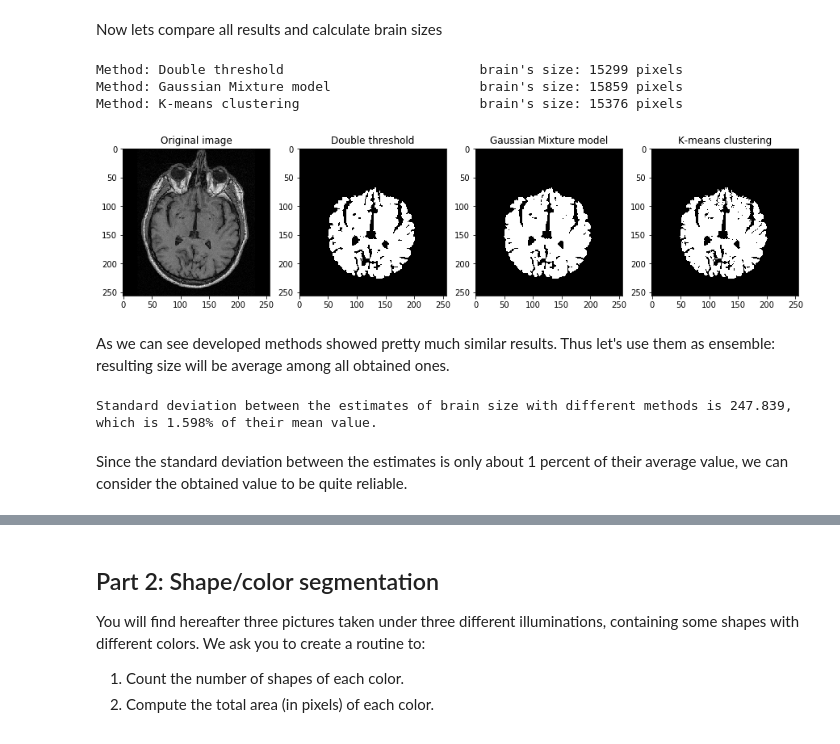
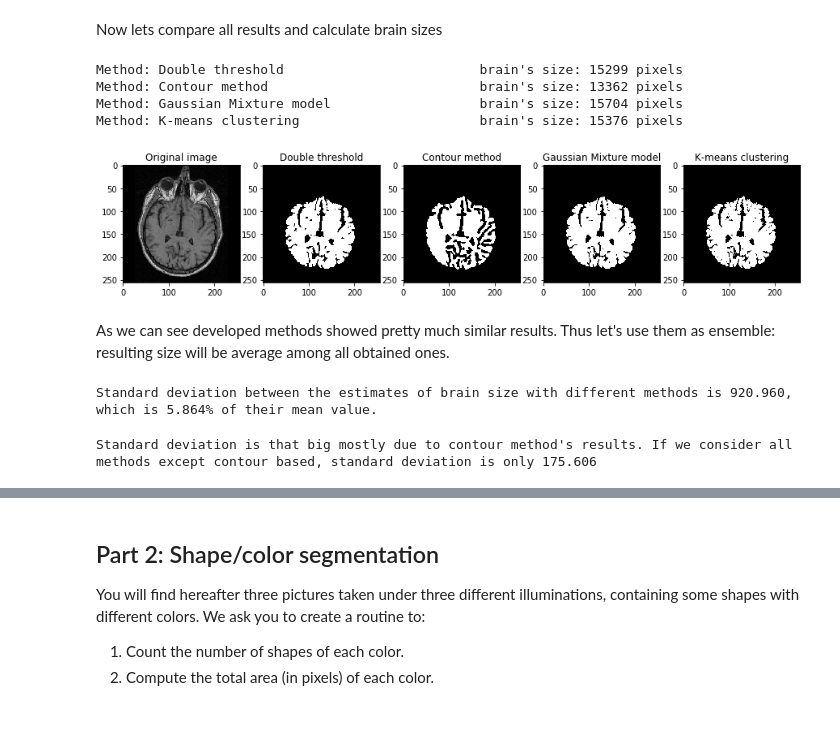
Before and after one commit to oganesManasian/Image-analysis-and-pattern-recognition, a Jupyter notebook: labs/lab_01_segmentation.ipynb, the cells around one changed output, grey strips where cells are left out. Drawn from its saved outputs; the diff is of its cells as text; code cells hidden in the pictures.

```diff
--- a/labs/lab_01_segmentation.ipynb
+++ b/labs/lab_01_segmentation.ipynb
@@ -404,27 +399,0 @@ First, we try the active contour method given by scikit-image, which returns an
-# %%
-def area(polygon):
-    x, y = tuple(list(zip(*polygon)))
-    return len(skimage.draw.polygon(x, y)[0])
-
-s = np.linspace(0, 2*np.pi, 400)
-r = 150 + 85*np.sin(s)
-c = 128 + 85*np.cos(s)
-init = np.array([r, c]).T
-
-snake = active_contour(median(brain_im, disk(2)),
-                       init,
-                       alpha=0.5, # Snake length shape parameter. Higher values makes snake contract faster.
-#                        beta=1, # Snake smoothness shape parameter. Higher values makes snake smoother
-#                        gamma=0.1, # Explicit time stepping parameter.
-                       coordinates='rc')
-
-print("The area is {} pixels".format(area(snake)))
-
-fig, ax = plt.subplots(figsize=(4, 4))
-ax.imshow(brain_im, cmap='gray')
-ax.plot(init[:, 1], init[:, 0], '--r', lw=3)
-ax.plot(snake[:, 1], snake[:, 0], '-b', lw=3)
-ax.set_xticks([]), ax.set_yticks([])
-ax.set_title("Fig. 1")
-
-plt.show()
@@ -654,28 +616,29 @@ for coords in brain_region_coords:
 # %% [markdown]
 Now lets compare all results and calculate brain sizes
 # %%
-titles = ["Original image", "Double threshold", "Gaussian Mixture model", "K-means clustering"]
+titles = ["Original image", "Double threshold", "Contour method", "Gaussian Mixture model", "K-means clustering"]
 
 images = [brain_im]
 masks = [inner_brain_double,
+         inner_brain_contour,
          inner_brain_gaussian,
-         brain_mask_kmeans
-         ]
+         brain_mask_kmeans]
 
 images += masks
 
 fig, ax = plt.subplots(1, len(images), figsize=(15, 10))
 
 for i in range(len(masks)):
     print(f"Method: {titles[i + 1]:40s} brain's size: {np.count_nonzero(masks[i])} pixels")
 
 for i in range(len(images)):
     ax[i].imshow(images[i], cmap='gray')
     ax[i].set_title(titles[i])
 # %% [output]
 Method: Double threshold                         brain's size: 15299 pixels
-Method: Gaussian Mixture model                   brain's size: 15859 pixels
+Method: Contour method                           brain's size: 13362 pixels
+Method: Gaussian Mixture model                   brain's size: 15704 pixels
 Method: K-means clustering                       brain's size: 15376 pixels
-[figure, old version]
+[figure, new version]
 # %% [markdown]
 As we can see developed methods showed pretty much similar results. Thus let's use them as ensemble: resulting size will be average among all obtained ones.
@@ -686,6 +647,10 @@ std = np.std([np.count_nonzero(mask) for mask in masks])
 print(f"Standard deviation between the estimates of brain size with different methods is{std : .3f},"
       f" which is{std / brain_size * 100: .3f}% of their mean value.")
 # %% [output]
-Standard deviation between the estimates of brain size with different methods is 247.839, which is 1.598% of their mean value.
+Standard deviation between the estimates of brain size with different methods is 920.960, which is 5.864% of their mean value.
-# %% [markdown]
-Since the standard deviation between the estimates is only about 1 percent of their average value, we can consider the obtained value to be quite reliable.
+# %%
+print(f"Standard deviation is that big mostly due to contour method's results."
+      f" If we consider all methods except contour based, standard deviation is"
+      f" only {np.std([np.count_nonzero(mask) for mask in [inner_brain_double, inner_brain_gaussian, brain_mask_kmeans]]):.3f}")
+# %% [output]
+Standard deviation is that big mostly due to contour method's results. If we consider all methods except contour based, standard deviation is only 175.606
```
Also changed, not shown: parts of 28 cells of this notebook.
